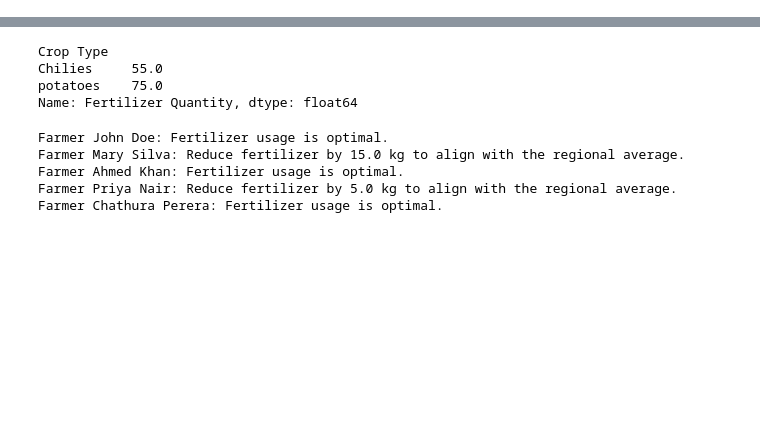
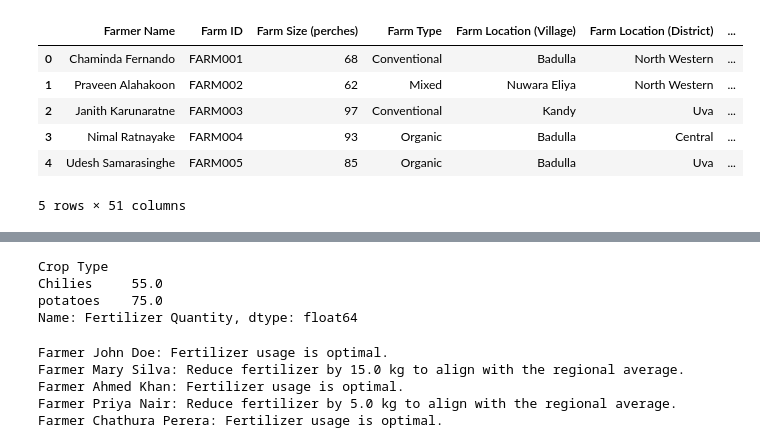
Before and after one commit to uvindu12/AgroEdge-Frontend, a Jupyter notebook: old farmers data analysis .ipynb, the cells around one changed output, grey strips where cells are left out. Drawn from its saved outputs; the diff is of its cells as text; code cells hidden in the pictures; blank space fills up the shorter version.

```diff
--- a/old farmers data analysis .ipynb
+++ b/old farmers data analysis .ipynb
@@ -17,5 +9,17 @@ Requirement already satisfied: pyparsing<3.1,>=2.3.1 in c:\users\user\anaconda3\
 Requirement already satisfied: six>=1.5 in c:\users\user\anaconda3\lib\site-packages (from python-dateutil>=2.8.2->pandas) (1.16.0)
 # %%
 import pandas as pd
-import matplotlib.pyplot as plt
+
+my_file_path = r"C:\Users\user\Desktop\iit\year2 sem1\sdgp\AgroEdge\farming data.csv"
+farming_data = pd.read_csv(my_file_path)
+
+farming_data.head()
+# %% [output]
+|  | Farmer Name | Farm ID | Farm Size (perches) | Farm Type | Farm Location (Village) | Farm Location (District) | ... |
+| 0 | Chaminda Fernando | FARM001 | 68 | Conventional | Badulla | North Western | ... |
+| 1 | Praveen Alahakoon | FARM002 | 62 | Mixed | Nuwara Eliya | North Western | ... |
+| 2 | Janith Karunaratne | FARM003 | 97 | Conventional | Kandy | Uva | ... |
+| 3 | Nimal Ratnayake | FARM004 | 93 | Organic | Badulla | Central | ... |
+| 4 | Udesh Samarasinghe | FARM005 | 85 | Organic | Badulla | Uva | ... |
+5 rows × 51 columns
 # %%
```
Also changed, not shown: parts of 4 cells of this notebook.
